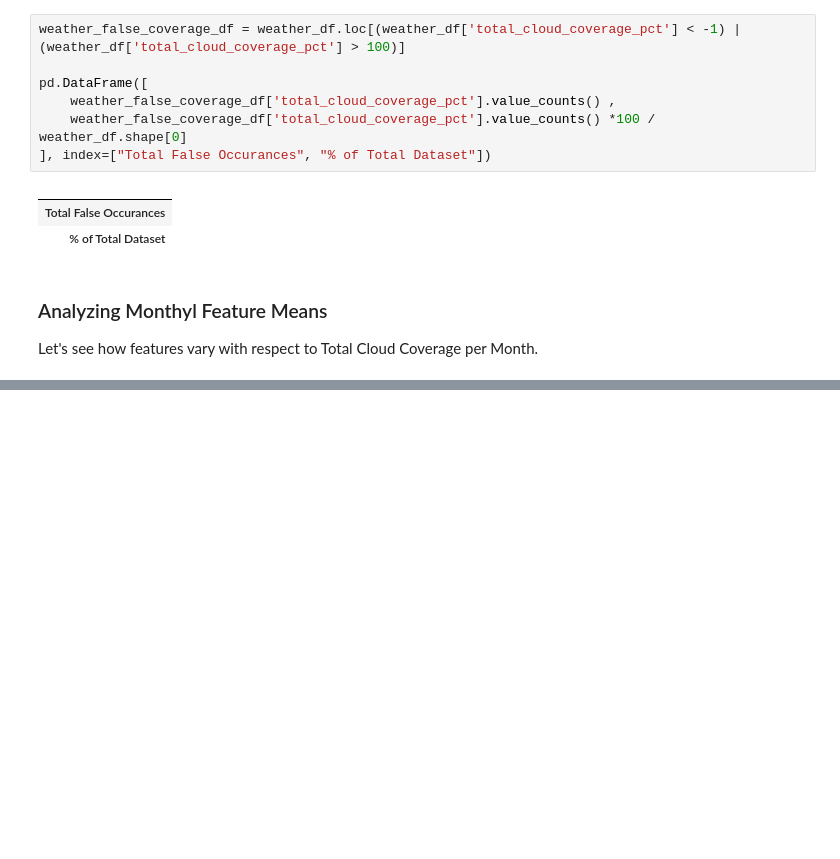
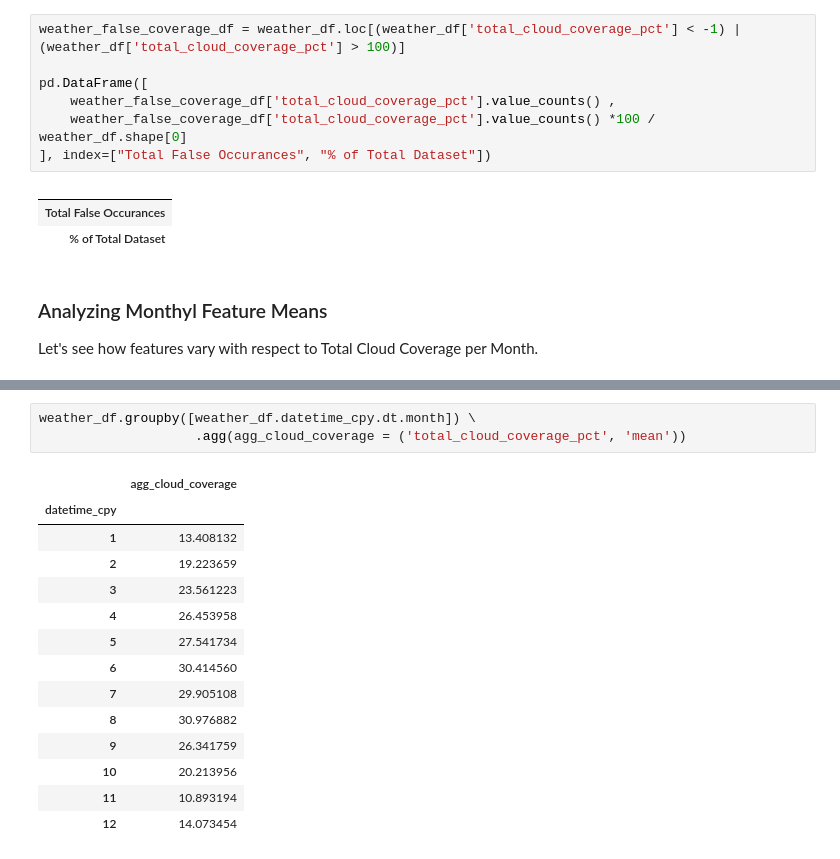
Before and after one commit to mrutyunjay17/solar-cloud-coverage-prediction, a Jupyter notebook: data_analysis.ipynb, the cells around one changed output, grey strips where cells are left out. Saved outputs shown, nothing was run; the diff lists cells and outputs as text; blank space fills up the shorter version.

```diff
--- a/data_analysis.ipynb
+++ b/data_analysis.ipynb
@@ -376,0 +379,18 @@ plt.show()
+# %%
+weather_df.groupby([weather_df.datetime_cpy.dt.month]) \
+                    .agg(agg_cloud_coverage = ('total_cloud_coverage_pct', 'mean'))
+# %% [output]
+|  | agg_cloud_coverage |
+| datetime_cpy |  |
+| 1 | 13.408132 |
+| 2 | 19.223659 |
+| 3 | 23.561223 |
+| 4 | 26.453958 |
+| 5 | 27.541734 |
+| 6 | 30.414560 |
+| 7 | 29.905108 |
+| 8 | 30.976882 |
+| 9 | 26.341759 |
+| 10 | 20.213956 |
+| 11 | 10.893194 |
+| 12 | 14.073454 |
```
Also changed, not shown: parts of 4 cells of this notebook.
